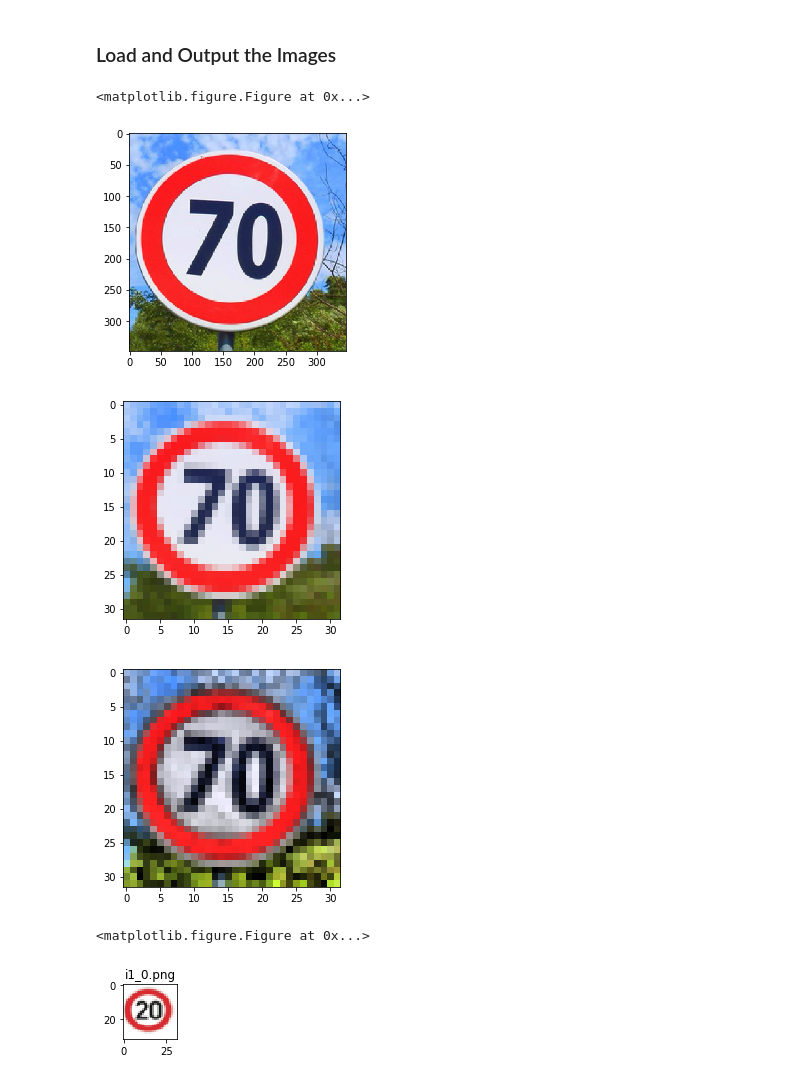
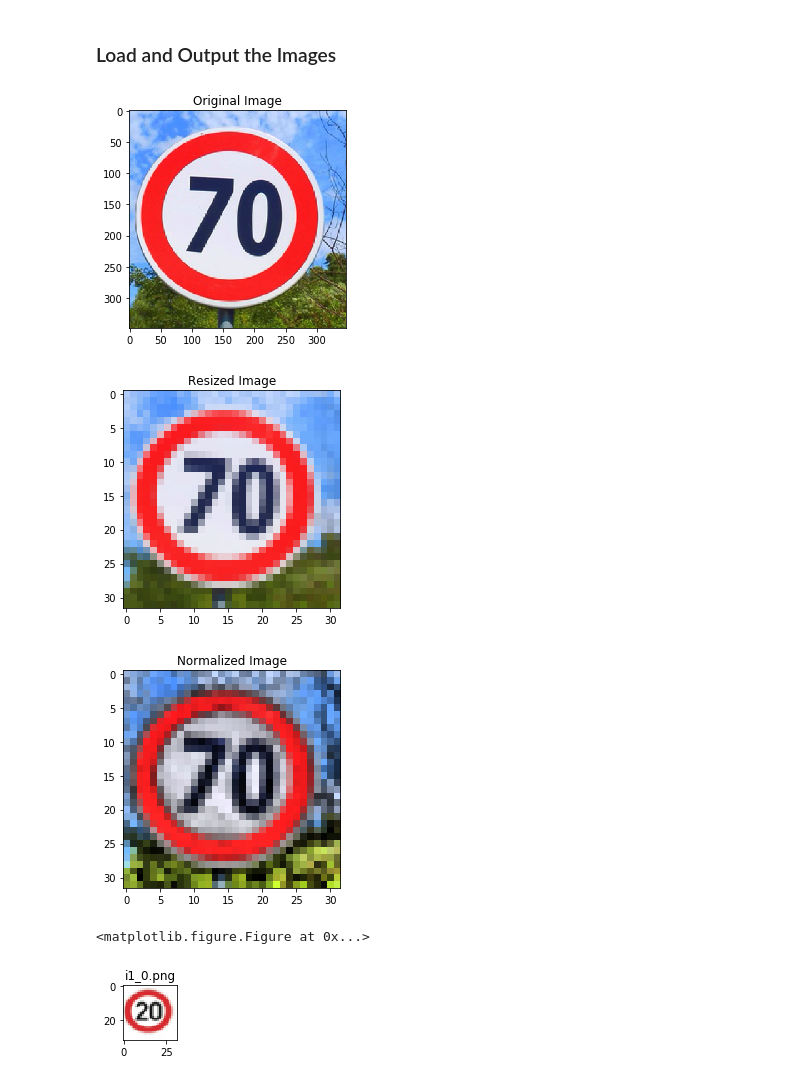
Before and after one commit to skat00sh/CarND-Traffic-Sign-Classifier-Project, a Jupyter notebook: Traffic_Sign_Classifier.ipynb, the cells around one changed output. Cells and saved outputs as stored; diff of their text form; code cells hidden in the pictures.

```diff
--- a/Traffic_Sign_Classifier.ipynb
+++ b/Traffic_Sign_Classifier.ipynb
@@ -437,25 +417,30 @@ You may find `signnames.csv` useful as it contains mappings from the class id (i
 # %%
 import cv2
 import matplotlib.image as mpimg
+import matplotlib.pyplot as plt
+import numpy as np
 
 test_img = mpimg.imread('new_test_images/i3_4.png')
 # print(test_img.shape)
 rti = cv2.resize(test_img, (32, 32), interpolation = cv2.INTER_AREA)
 plt.imshow(test_img)
+plt.title('Original Image')
 plt.figure()
 # print(rti.shape)
 plt.imshow(rti)
+plt.title('Resized Image')
 plt.figure()
 test_img_norm = np.array([exposure.equalize_adapthist(rti, clip_limit=0.03)])
 # print(test_img_norm[0].shape)
 plt.imshow(test_img_norm[0])
+plt.title('Normalized Image')
 plt.figure()
+plt.show()
 # %% [output]
-<matplotlib.figure.Figure at 0x...>
-[figure, old version]
+[figure, new version]
-[figure, old version]
+[figure, new version]
-[figure, old version]
+[figure, new version]
-<matplotlib.figure.Figure at 0x...>
+<matplotlib.figure.Figure at 0x...>
 # %%
 import cv2
 
```
Also changed, not shown: parts of 15 cells of this notebook, 5 other files.
